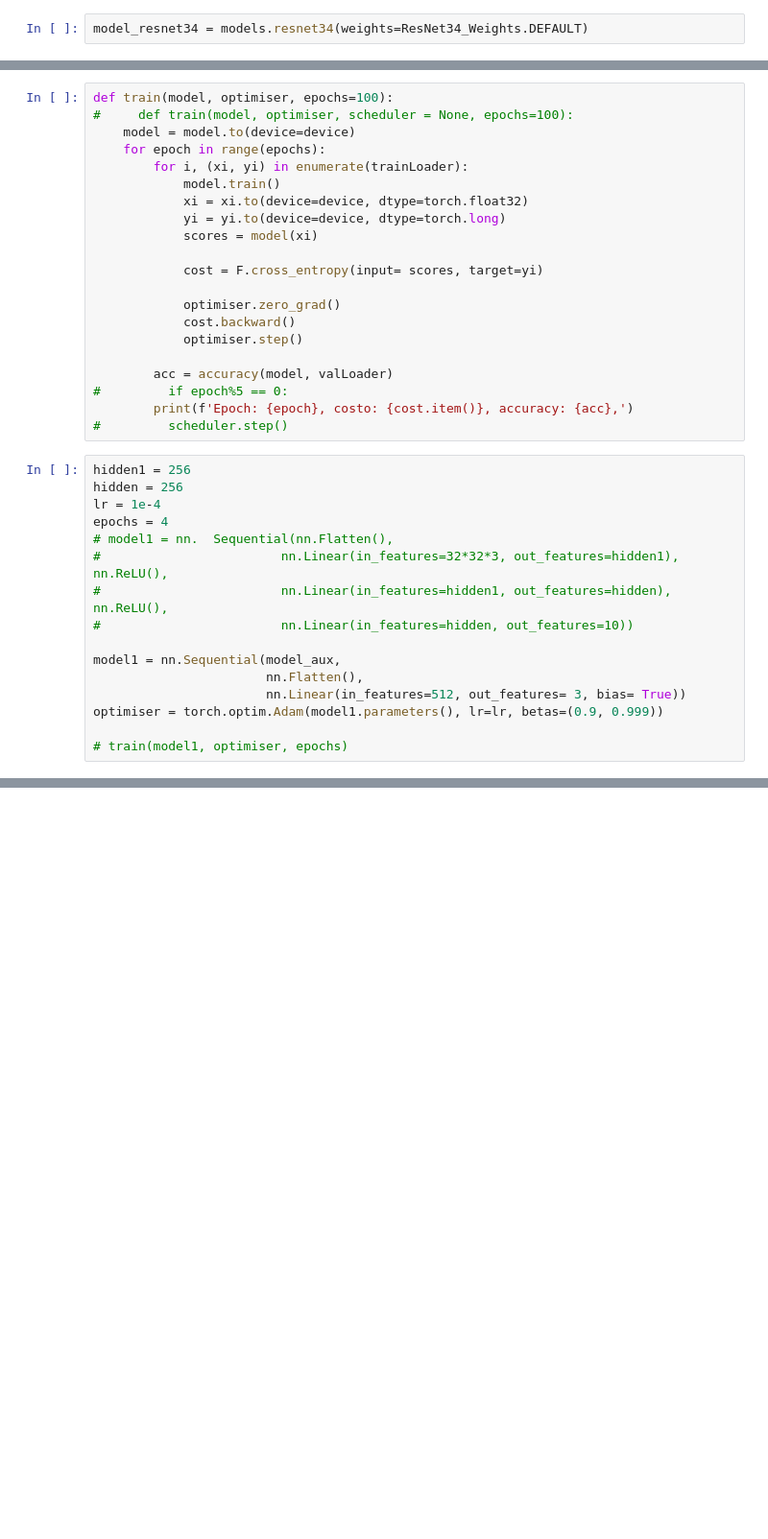
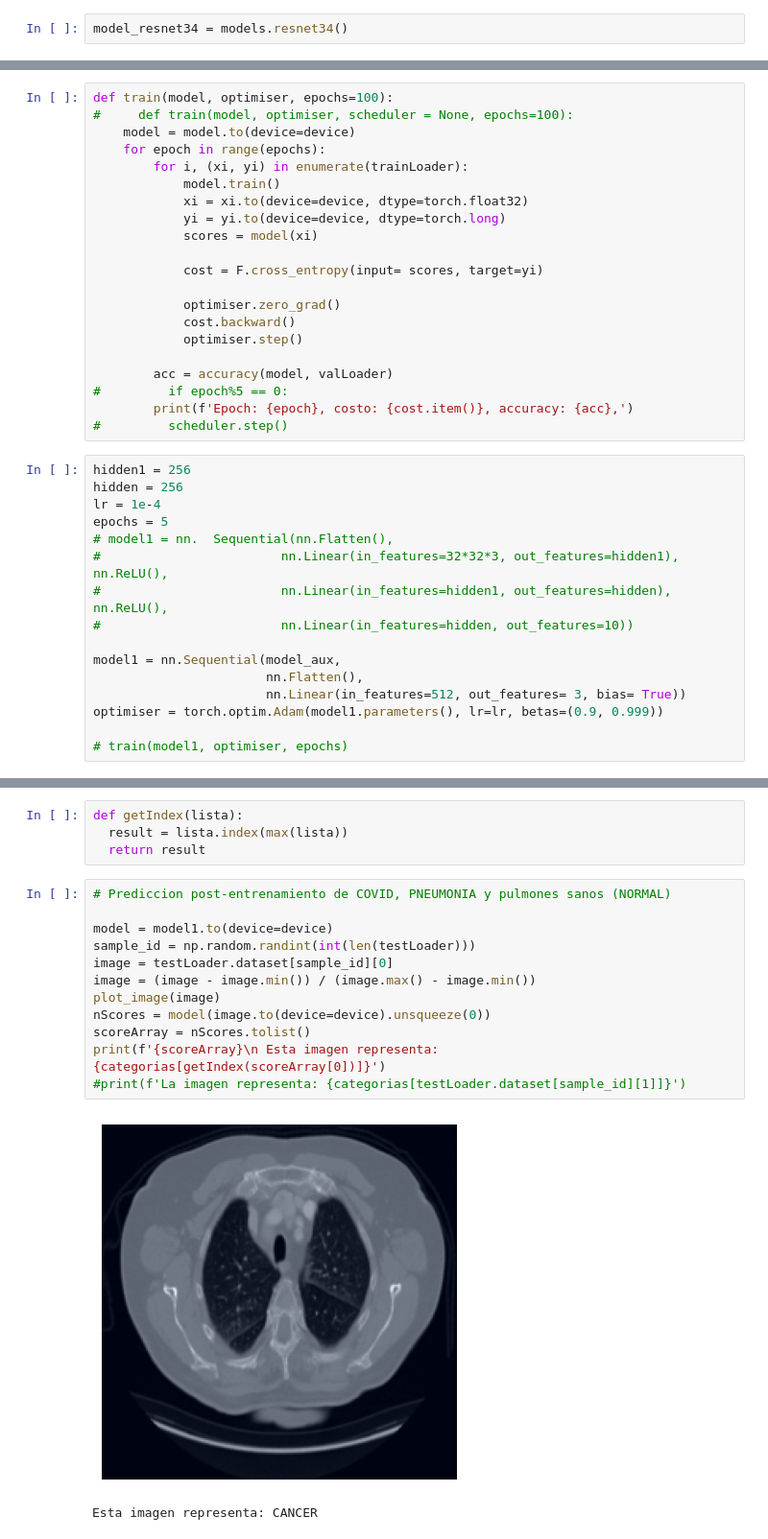
Before and after one commit to FVargas4/pulmonAID, a Jupyter notebook: v7_fft34.ipynb, the cells around one changed output, grey strips where cells are left out. Shown: that part at 96% size. Cells and saved outputs as stored; diff of their text form; blank space fills up the shorter version.

```diff
--- a/v7_fft34.ipynb
+++ b/v7_fft34.ipynb
@@ -92,7 +92,7 @@ def accuracy(model, loader):
             num_total += pred.size(0)
         return float(num_correct)/num_total
 # %%
-model_resnet34 = models.resnet34(weights=ResNet34_Weights.DEFAULT)
+model_resnet34 = models.resnet34()
 # %%
 model_resnet34
 # %%
@@ -130,7 +130,7 @@ def train(model, optimiser, epochs=100):
 hidden1 = 256
 hidden = 256
 lr = 1e-4
-epochs = 4
+epochs = 5
 # model1 = nn.  Sequential(nn.Flatten(),
 #                        nn.Linear(in_features=32*32*3, out_features=hidden1), nn.ReLU(),
 #                        nn.Linear(in_features=hidden1, out_features=hidden), nn.ReLU(),
@@ -147,0 +155,19 @@ accuracy(model1, testLoader)
+# %%
+def getIndex(lista):
+  result = lista.index(max(lista))
+  return result
+# %%
+# Prediccion post-entrenamiento de COVID, PNEUMONIA y pulmones sanos (NORMAL)
+
+model = model1.to(device=device)
+sample_id = np.random.randint(int(len(testLoader)))
+image = testLoader.dataset[sample_id][0]
+image = (image - image.min()) / (image.max() - image.min())
+plot_image(image)
+nScores = model(image.to(device=device).unsqueeze(0))
+scoreArray = nScores.tolist()
+print(f'{scoreArray}\n Esta imagen representa: {categorias[getIndex(scoreArray[0])]}')
+#print(f'La imagen representa: {categorias[testLoader.dataset[sample_id][1]]}')
+# %% [output]
+[figure, added]
+Esta imagen representa: CANCER
```
Also changed, not shown: parts of 4 cells of this notebook, 3 other files.
